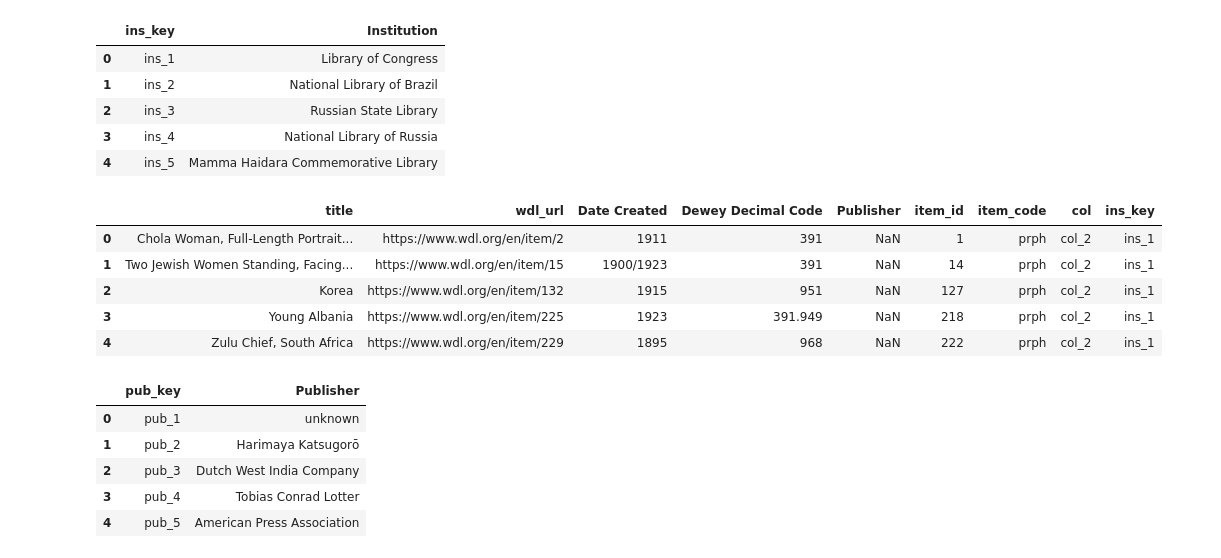
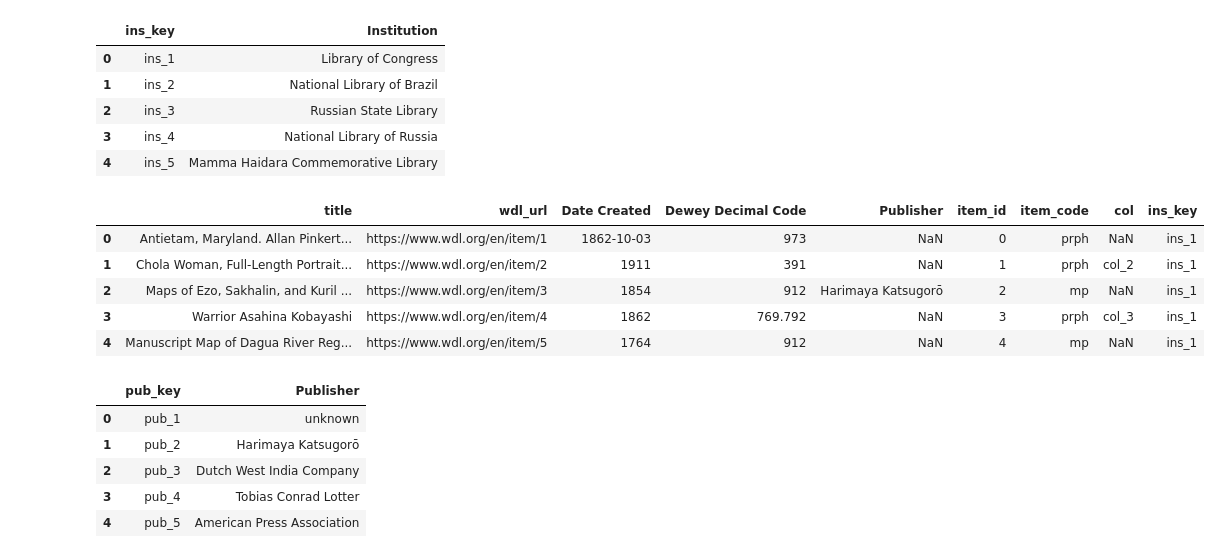
Before and after one commit to caitepley/Project-3, a Jupyter notebook: items_processing.ipynb, the cells around one changed output. Saved outputs shown, nothing was run; the diff lists cells and outputs as text; code cells hidden in the pictures.

```diff
--- a/items_processing.ipynb
+++ b/items_processing.ipynb
@@ -30,5 +30,6 @@ Index(['wdl_id', 'title', 'collection', 'description', 'wdl_url',
       dtype='object')
 # %%
 loc_df['item_id'] = loc_df.index
+loc_df.drop(columns='wdl_id',inplace=True)
 loc_df.head()
 # %% [output]
@@ -42,5 +43,5 @@ loc_df.head()
 # %%
-loc_df.drop(columns=['wdl_id','Creator','Delineator', 'Author', 'Surveyor', 'Compiler',
+loc_df.drop(columns=['Creator','Delineator', 'Author', 'Surveyor', 'Compiler',
        'Translator', 'Contributor', 'Engraver', 'Cinematographer', 'Director',
        'Illustrator', 'Sponsor', 'Draftsman', 'Editor', 'Corrector',
        'Responsible Party', 'Calligrapher', 'Interviewee', 'Interviewer',
@@ -93,7 +94,7 @@ item_type_df
 | 6 | jr | Journals |
 | 7 | np | Newspapers |
 # %%
-items_df = loc_df.merge(item_type_df,how='inner')
+items_df = loc_df.merge(item_type_df,how='left')
 items_df.drop(columns=['Type of Item'],inplace=True)
 items_df
 # %% [output]
@@ -121,7 +122,7 @@ col_type_df.head()
 | 3 | col_4 | Henry Harrisse Collection |
 | 4 | col_5 | United States History |
 # %%
-items_df = items_df.merge(col_type_df,how='inner')
+items_df = items_df.merge(col_type_df,how='left')
 items_df.drop(columns='collection',inplace=True)
 items_df.head()
 # %% [output]
@@ -142,16 +143,16 @@ ins_type_df.head()
 | 3 | ins_4 | National Library of Russia |
 | 4 | ins_5 | Mamma Haidara Commemorative Library |
 # %%
-items_df = items_df.merge(ins_type_df,how='inner')
+items_df = items_df.merge(ins_type_df,how='left')
 items_df.drop(columns='Institution',inplace=True)
 items_df.head()
 # %% [output]
 |  | title | wdl_url | Date Created | Dewey Decimal Code | Publisher | item_id | item_code | col | ins_key |
-| 0 | Chola Woman, Full-Length Portrait... | https://www.wdl.org/en/item/2 | 1911 | 391 | NaN | 1 | prph | col_2 | ins_1 |
-| 1 | Two Jewish Women Standing, Facing... | https://www.wdl.org/en/item/15 | 1900/1923 | 391 | NaN | 14 | prph | col_2 | ins_1 |
-| 2 | Korea | https://www.wdl.org/en/item/132 | 1915 | 951 | NaN | 127 | prph | col_2 | ins_1 |
-| 3 | Young Albania | https://www.wdl.org/en/item/225 | 1923 | 391.949 | NaN | 218 | prph | col_2 | ins_1 |
-| 4 | Zulu Chief, South Africa | https://www.wdl.org/en/item/229 | 1895 | 968 | NaN | 222 | prph | col_2 | ins_1 |
+| 0 | Antietam, Maryland. Allan Pinkert... | https://www.wdl.org/en/item/1 | 1862-10-03 | 973 | NaN | 0 | prph | NaN | ins_1 |
+| 1 | Chola Woman, Full-Length Portrait... | https://www.wdl.org/en/item/2 | 1911 | 391 | NaN | 1 | prph | col_2 | ins_1 |
+| 2 | Maps of Ezo, Sakhalin, and Kuril ... | https://www.wdl.org/en/item/3 | 1854 | 912 | Harimaya Katsugorō | 2 | mp | NaN | ins_1 |
+| 3 | Warrior Asahina Kobayashi | https://www.wdl.org/en/item/4 | 1862 | 769.792 | NaN | 3 | prph | col_3 | ins_1 |
+| 4 | Manuscript Map of Dagua River Reg... | https://www.wdl.org/en/item/5 | 1764 | 912 | NaN | 4 | mp | NaN | ins_1 |
 # %%
 pub_type_df = pd.read_csv('Resources/pub_mapping_new.csv', encoding='utf-8')
 pub_type_df.head()
```
Also changed, not shown: parts of 6 cells of this notebook, 5 other files.
